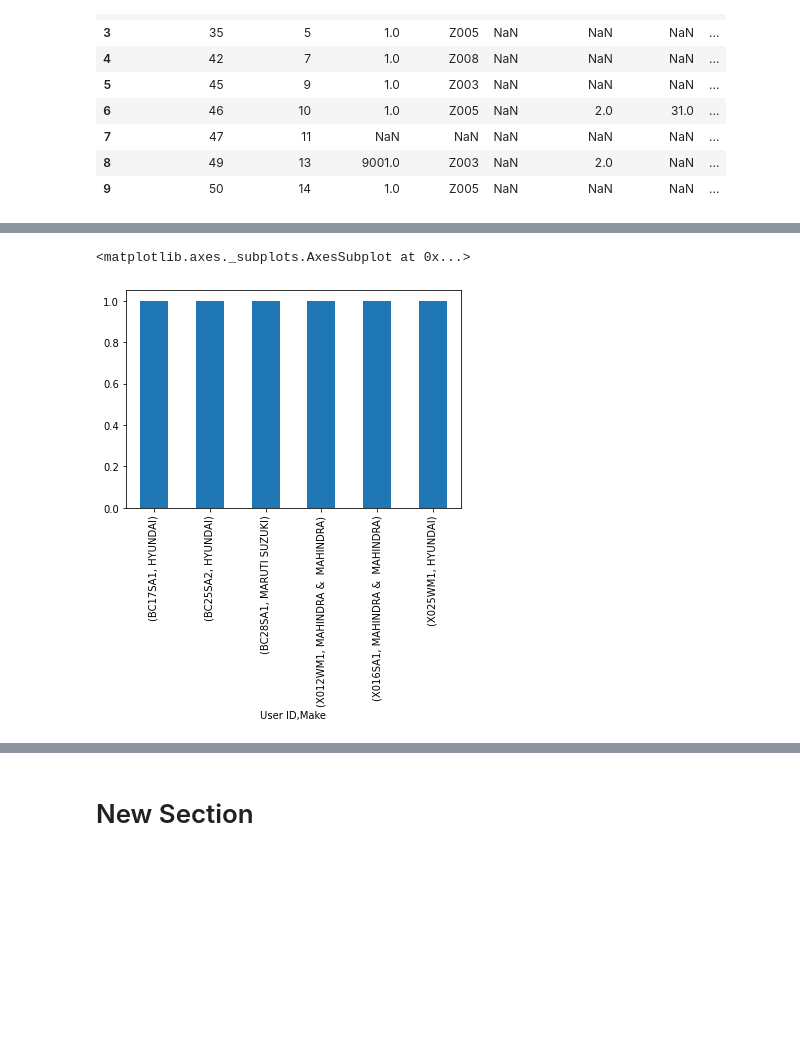
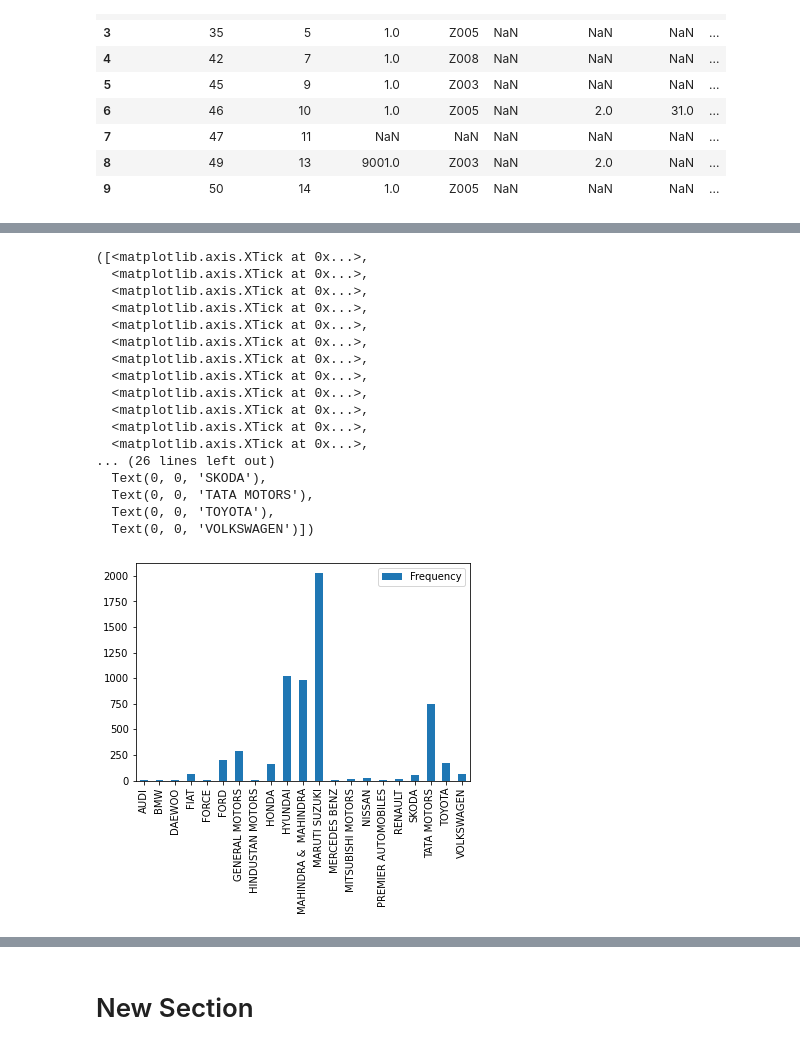
Before and after one commit to Kaaviya1995/Kaaviya, a Jupyter notebook: capstone_mahindrafirstchoice.ipynb, the cells around one changed output, grey strips where cells are left out. Cells and saved outputs as stored; diff of their text form; code cells hidden in the pictures; blank space fills up the shorter version.

```diff
--- a/capstone_mahindrafirstchoice.ipynb
+++ b/capstone_mahindrafirstchoice.ipynb
@@ -561,13 +680,13 @@ Order_type_statewise.head(30)
 # %%
-#Customer segmentation based on revenue and comback
-repeated_users=pd.pivot_table(jtd_invoice_customer_cleaned,values=['Total_revenue'],index=['User ID','Invoice Date','Order Type','Make'],
+#Customer segmentation based on revenue and comeback
+repeated_users=pd.pivot_table(jtd_invoice_customer_cleaned,values=['Total_revenue'],index=['District','User ID','Invoice Date','Order Type','Make'],
                aggfunc={'Total_revenue':'sum','User ID':'count'})
 repeated_users=repeated_users.rename(columns={'User ID':'Useridcomeback'})
 repeated_users.reset_index(inplace=True)
-golden_customers=repeated_users.loc[(repeated_users['Useridcomeback']>25)]
+golden_customers=repeated_users.loc[(repeated_users['Useridcomeback']>20)]
 golden_customers_revenue=golden_customers.groupby(['User ID']).agg({'Total_revenue':'sum'})
 golden_customers_revenue
-loyal_customers=repeated_users.loc[(repeated_users['Useridcomeback']>10)&(repeated_users['Useridcomeback']<=25)]
+loyal_customers=repeated_users.loc[(repeated_users['Useridcomeback']>10)&(repeated_users['Useridcomeback']<=20)]
 loyal_customers_revenue=loyal_customers.groupby(['User ID']).agg({'Total_revenue':'sum'})
 loyal_customers_revenue
 avg_customers=repeated_users.loc[(repeated_users['Useridcomeback']>5)&(repeated_users['Useridcomeback']<=10)]
@@ -586,7 +716,24 @@ print(golden_customers_revenue_total,loyal_customers_revenue_total,avg_customers
 # %%
-#Popular make and service type for each segment
-golden_customers_make=golden_customers.groupby(['User ID','Make']).size()
+#Popular make for golden customers
+golden_customers_make=golden_customers.groupby(['Make']).size().reset_index(name='Frequency')
 golden_customers_make.plot(kind='bar')
+plt.xticks(ticks=golden_customers_make.index,labels=golden_customers_make['Make'])
 # %% [output]
-<matplotlib.axes._subplots.AxesSubplot at 0x...>
+([<matplotlib.axis.XTick at 0x...>,
+  <matplotlib.axis.XTick at 0x...>,
+  <matplotlib.axis.XTick at 0x...>,
+  <matplotlib.axis.XTick at 0x...>,
+  <matplotlib.axis.XTick at 0x...>,
+  <matplotlib.axis.XTick at 0x...>,
+  <matplotlib.axis.XTick at 0x...>,
+  <matplotlib.axis.XTick at 0x...>,
+  <matplotlib.axis.XTick at 0x...>,
+  <matplotlib.axis.XTick at 0x...>,
+  <matplotlib.axis.XTick at 0x...>,
+  <matplotlib.axis.XTick at 0x...>,
+... (26 lines left out)
+  Text(0, 0, 'SKODA'),
+  Text(0, 0, 'TATA MOTORS'),
+  Text(0, 0, 'TOYOTA'),
+  Text(0, 0, 'VOLKSWAGEN')])
-[figure, old version]
+[figure, new version]
```
Also changed, not shown: parts of 56 cells of this notebook.
